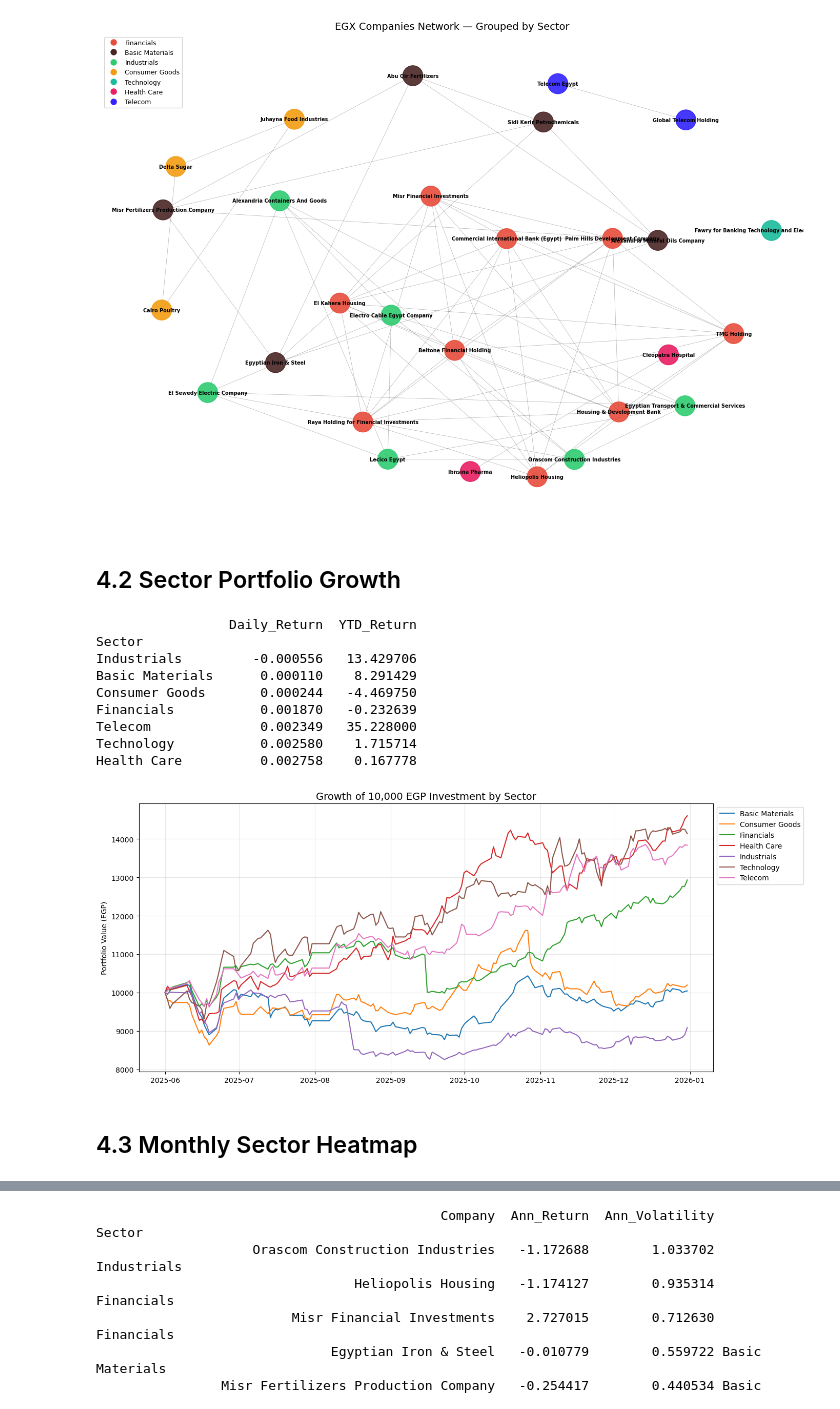
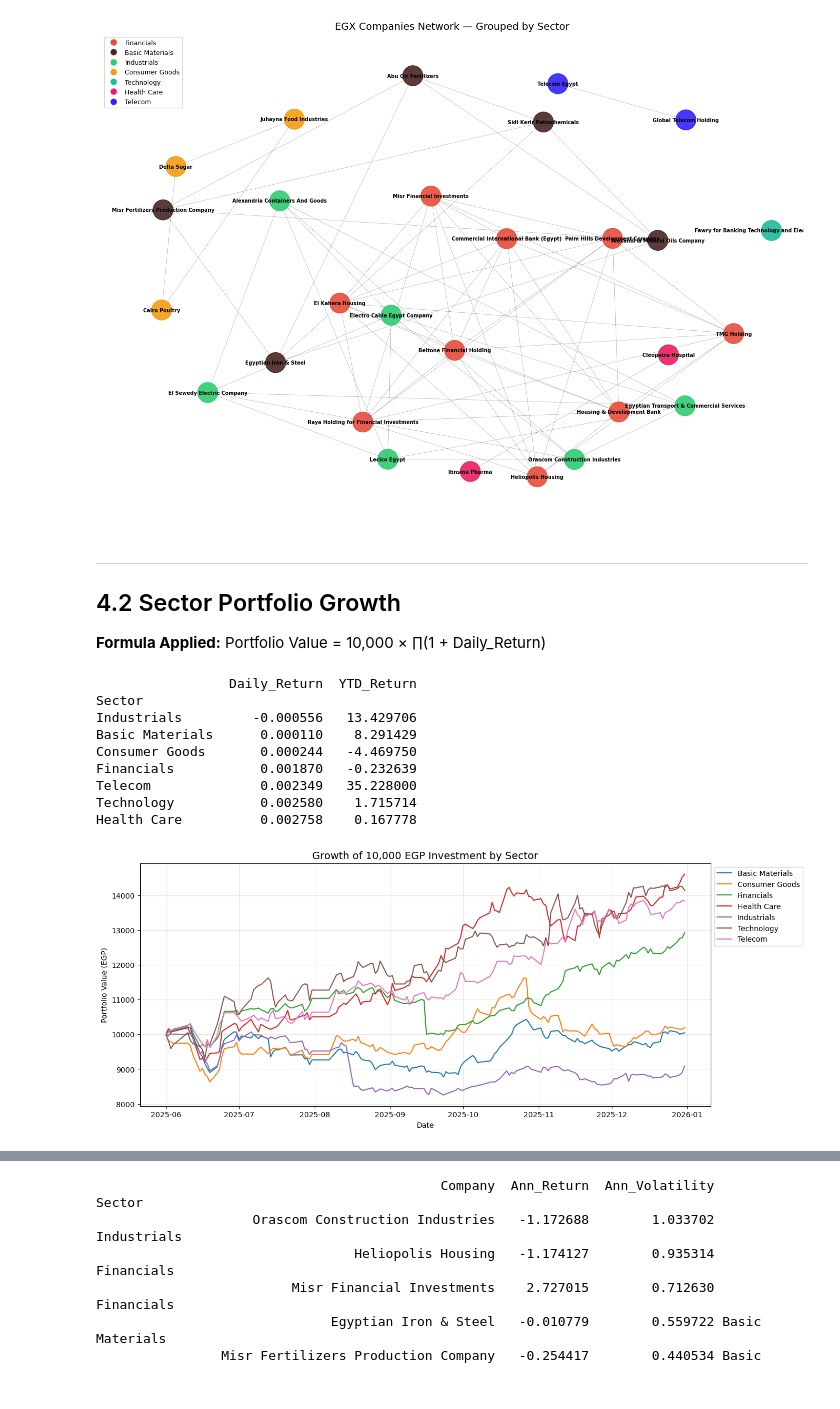
Before and after one commit to abdulrahman-mahmoud/Egxstock-analysis, a Jupyter notebook: Proessing/cleaning_analysis.ipynb, the cells around one changed output, grey strips where cells are left out. Saved outputs shown, nothing was run; the diff lists cells and outputs as text; code cells hidden in the pictures.

```diff
--- a/Proessing/cleaning_analysis.ipynb
+++ b/Proessing/cleaning_analysis.ipynb
@@ -323,52 +322,69 @@ Nodes: 28
 Edges: 66
 [figure]
 # %% [markdown]
-## 4.2 Sector Portfolio Growth
+---
+## 4.2  Sector Portfolio Growth
+
+**Formula Applied:**
+    Portfolio Value = 10,000 × ∏(1 + Daily_Return)
 # %%
+# Calculate average daily return and YTD by sector
 sector_daily = df.groupby('Sector')['Daily_Return'].mean()
-sector_ytd   = df2.groupby('Sector')['YTD'].mean()
+sector_ytd = df2.groupby('Sector')['YTD'].mean()
 
+# Combine into one DataFrame
 comparison = pd.DataFrame({'Daily_Return': sector_daily, 'YTD_Return': sector_ytd})
+
 comparison = comparison.dropna().sort_values('Daily_Return')
 print(comparison)
 
-sector_stats = df.groupby('Sector').agg(
-    Avg_Daily_Return=('Daily_Return', 'mean'),
-    Volatility=('Daily_Return', 'std'),
-    Total_Volume=('Volume', 'sum')
-).reset_index()
+sector_stats = df.groupby('Sector').agg({ 'Daily_Return': ['mean', 'std'],'Volume': 'sum'})
 
+sector_stats.columns = ['Avg_Daily_Return', 'Volatility', 'Total_Volume']
+
+sector_stats = sector_stats.reset_index()
+
+# Add market cap
 sector_mcap = df2.groupby('Sector')['M.Cap'].sum().reset_index()
-sector_stats = sector_stats.merge(sector_mcap, on='Sector')
+sector_stats = pd.merge(sector_stats, sector_mcap, on='Sector')
+
 
 sector_daily_returns = df.groupby(['Date', 'Sector'])['Daily_Return'].mean().reset_index()
 
-# reshape to wide so we can run .corr() between sectors
-
-sector_pivot = sector_daily_returns.pivot(index='Date', columns='Sector', values='Daily_Return')
-
-initial_investment = 10000
-sector_cumulative = initial_investment * (1 + sector_pivot.fillna(0)).cumprod()
+sectors = sector_daily_returns['Sector'].unique()
 
 plt.figure(figsize=(14, 6))
-for sector in sector_cumulative.columns:
-    plt.plot(sector_cumulative.index, sector_cumulative[sector], label=sector)
+
+initial_investment = 10_000
+
+# Loop through each sector
+for sector in sectors:
+    # Filter data for this sector only
+    sector_data = sector_daily_returns[sector_daily_returns['Sector'] == sector].copy()
+    sector_data = sector_data.sort_values('Date')
+
+    sector_data['Daily_Return'] = sector_data['Daily_Return'].fillna(0)
+
+    # Calculate cumulative growth
+    sector_data['Cumulative'] = initial_investment * (1 + sector_data['Daily_Return']).cumprod()
+
+    # Plot this sector
+    plt.plot(sector_data['Date'], sector_data['Cumulative'], label=sector)
+
 plt.title(f'Growth of {initial_investment:,} EGP Investment by Sector', fontsize=14)
+plt.xlabel('Date')
 plt.ylabel('Portfolio Value (EGP)')
 plt.legend(loc='upper left', bbox_to_anchor=(1, 1))
 plt.grid(True, alpha=0.3)
-plt.tight_layout()
 plt.show()
 # %% [output]
                  Daily_Return  YTD_Return
 Sector
 Industrials         -0.000556   13.429706
 Basic Materials      0.000110    8.291429
 Consumer Goods       0.000244   -4.469750
 Financials           0.001870   -0.232639
 Telecom              0.002349   35.228000
 Technology           0.002580    1.715714
 Health Care          0.002758    0.167778
-[figure, old version]
+[figure, new version]
-# %% [markdown]
-## 4.3 Monthly Sector Heatmap
```
Also changed, not shown: parts of 12 cells of this notebook.
